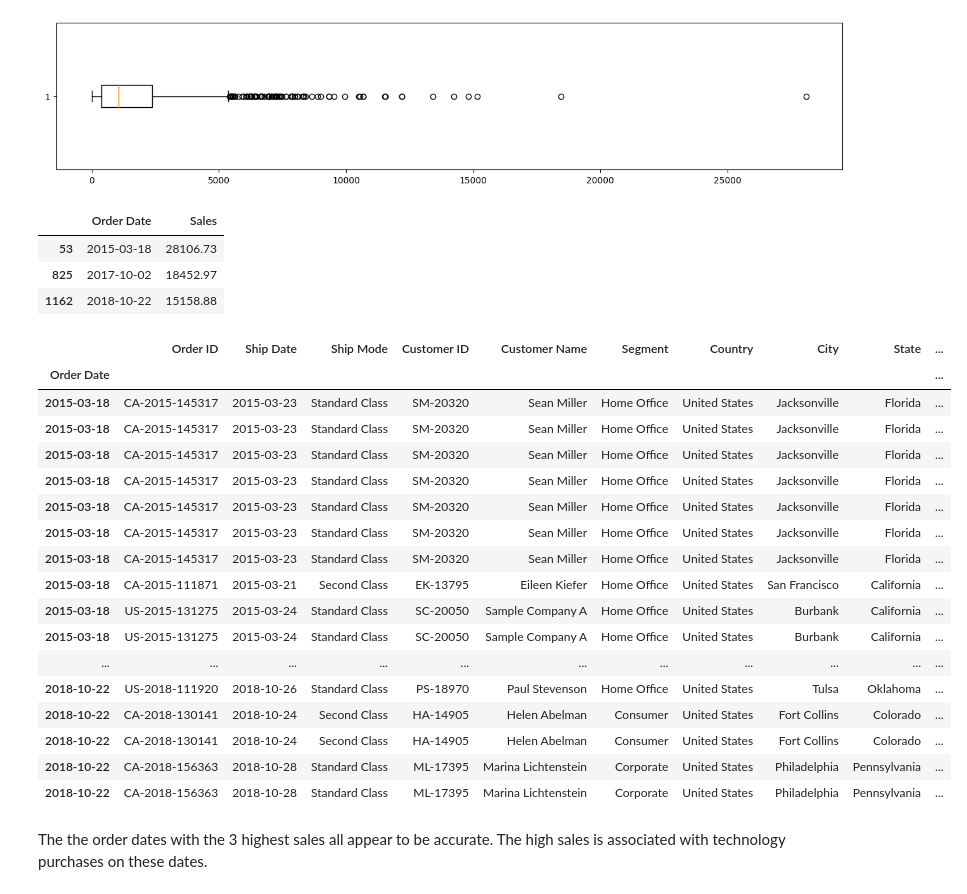
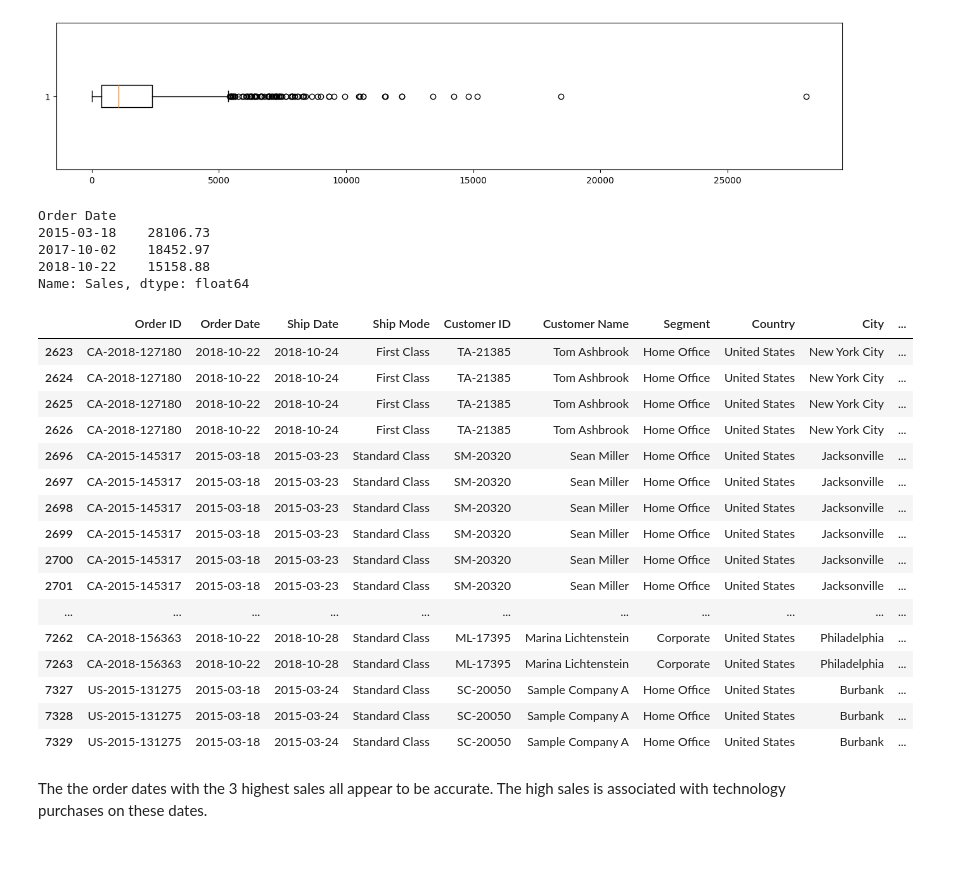
Before and after one commit to dylanjones248/Data-Science-Portfolio, a Jupyter notebook: Superstore Sales.ipynb, the cells around one changed output. Drawn from its saved outputs; the diff is of its cells as text; code cells hidden in the pictures; blank space fills up the shorter version.

```diff
--- a/Superstore Sales.ipynb
+++ b/Superstore Sales.ipynb
@@ -10,5 +13,5 @@ import matplotlib.pyplot as plt
 # %%
-df = pd.read_csv('Data/superstore-sales.csv', index_col='Order Date', parse_dates=['Order Date', 'Ship Date'], dayfirst=True)
+df = pd.read_csv('Data/superstore-sales.csv', parse_dates=['Order Date', 'Ship Date'], dayfirst=True)
 # %%
 df.head()
 # %% [output]
@@ -167,6 +151,6 @@ df.head()
 # %%
 # Explore the sales data to see if there appears to be any missing dates or input errors
-sales = df.groupby(df.index)['Sales'].sum().reset_index()
+sales = df.groupby(df['Order Date'])['Sales'].sum()
 # %%
 sales.plot(x='Order Date', y='Sales')
 # %% [output]
@@ -212,34 +184,36 @@ plt.boxplot(sales['Sales'], vert=False)
 [figure]
 # %%
 # Check order dates that have sales over $15,000
-high_sales = sales.loc[sales['Sales'] > 15000].sort_values('Sales', ascending=False)
+high_sales = sales[sales > 15000].sort_values(ascending=False)
 high_sales
 # %% [output]
-|  | Order Date | Sales |
-| 53 | 2015-03-18 | 28106.73 |
-| 825 | 2017-10-02 | 18452.97 |
-| 1162 | 2018-10-22 | 15158.88 |
+Order Date
+2015-03-18    28106.73
+2017-10-02    18452.97
+2018-10-22    15158.88
+Name: Sales, dtype: float64
 # %%
-df.loc[['2015-03-18','2017-10-02','2018-10-22']].sort_values('Order Date')
+target_dates = high_sales.index.to_list()
+high_sales_dates = df.loc[df['Order Date'].isin(target_dates)]
+high_sales_dates
 # %% [output]
-|  | Order ID | Ship Date | Ship Mode | Customer ID | Customer Name | Segment | Country | City | State | ... |
-| Order Date |  |  |  |  |  |  |  |  |  | ... |
-| 2015-03-18 | CA-2015-145317 | 2015-03-23 | Standard Class | SM-20320 | Sean Miller | Home Office | United States | Jacksonville | Florida | ... |
-| 2015-03-18 | CA-2015-145317 | 2015-03-23 | Standard Class | SM-20320 | Sean Miller | Home Office | United States | Jacksonville | Florida | ... |
-| 2015-03-18 | CA-2015-145317 | 2015-03-23 | Standard Class | SM-20320 | Sean Miller | Home Office | United States | Jacksonville | Florida | ... |
-| 2015-03-18 | CA-2015-145317 | 2015-03-23 | Standard Class | SM-20320 | Sean Miller | Home Office | United States | Jacksonville | Florida | ... |
-| 2015-03-18 | CA-2015-145317 | 2015-03-23 | Standard Class | SM-20320 | Sean Miller | Home Office | United States | Jacksonville | Florida | ... |
-| 2015-03-18 | CA-2015-145317 | 2015-03-23 | Standard Class | SM-20320 | Sean Miller | Home Office | United States | Jacksonville | Florida | ... |
-| 2015-03-18 | CA-2015-145317 | 2015-03-23 | Standard Class | SM-20320 | Sean Miller | Home Office | United States | Jacksonville | Florida | ... |
-| 2015-03-18 | CA-2015-111871 | 2015-03-21 | Second Class | EK-13795 | Eileen Kiefer | Home Office | United States | San Francisco | California | ... |
-| 2015-03-18 | US-2015-131275 | 2015-03-24 | Standard Class | SC-20050 | Sample Company A | Home Office | United States | Burbank | California | ... |
-| 2015-03-18 | US-2015-131275 | 2015-03-24 | Standard Class | SC-20050 | Sample Company A | Home Office | United States | Burbank | California | ... |
+|  | Order ID | Order Date | Ship Date | Ship Mode | Customer ID | Customer Name | Segment | Country | City | ... |
+| 2623 | CA-2018-127180 | 2018-10-22 | 2018-10-24 | First Class | TA-21385 | Tom Ashbrook | Home Office | United States | New York City | ... |
+| 2624 | CA-2018-127180 | 2018-10-22 | 2018-10-24 | First Class | TA-21385 | Tom Ashbrook | Home Office | United States | New York City | ... |
+| 2625 | CA-2018-127180 | 2018-10-22 | 2018-10-24 | First Class | TA-21385 | Tom Ashbrook | Home Office | United States | New York City | ... |
+| 2626 | CA-2018-127180 | 2018-10-22 | 2018-10-24 | First Class | TA-21385 | Tom Ashbrook | Home Office | United States | New York City | ... |
+| 2696 | CA-2015-145317 | 2015-03-18 | 2015-03-23 | Standard Class | SM-20320 | Sean Miller | Home Office | United States | Jacksonville | ... |
+| 2697 | CA-2015-145317 | 2015-03-18 | 2015-03-23 | Standard Class | SM-20320 | Sean Miller | Home Office | United States | Jacksonville | ... |
+| 2698 | CA-2015-145317 | 2015-03-18 | 2015-03-23 | Standard Class | SM-20320 | Sean Miller | Home Office | United States | Jacksonville | ... |
+| 2699 | CA-2015-145317 | 2015-03-18 | 2015-03-23 | Standard Class | SM-20320 | Sean Miller | Home Office | United States | Jacksonville | ... |
+| 2700 | CA-2015-145317 | 2015-03-18 | 2015-03-23 | Standard Class | SM-20320 | Sean Miller | Home Office | United States | Jacksonville | ... |
+| 2701 | CA-2015-145317 | 2015-03-18 | 2015-03-23 | Standard Class | SM-20320 | Sean Miller | Home Office | United States | Jacksonville | ... |
 | ... | ... | ... | ... | ... | ... | ... | ... | ... | ... | ... |
-| 2018-10-22 | US-2018-111920 | 2018-10-26 | Standard Class | PS-18970 | Paul Stevenson | Home Office | United States | Tulsa | Oklahoma | ... |
-| 2018-10-22 | CA-2018-130141 | 2018-10-24 | Second Class | HA-14905 | Helen Abelman | Consumer | United States | Fort Collins | Colorado | ... |
-| 2018-10-22 | CA-2018-130141 | 2018-10-24 | Second Class | HA-14905 | Helen Abelman | Consumer | United States | Fort Collins | Colorado | ... |
-| 2018-10-22 | CA-2018-156363 | 2018-10-28 | Standard Class | ML-17395 | Marina Lichtenstein | Corporate | United States | Philadelphia | Pennsylvania | ... |
-| 2018-10-22 | CA-2018-156363 | 2018-10-28 | Standard Class | ML-17395 | Marina Lichtenstein | Corporate | United States | Philadelphia | Pennsylvania | ... |
+| 7262 | CA-2018-156363 | 2018-10-22 | 2018-10-28 | Standard Class | ML-17395 | Marina Lichtenstein | Corporate | United States | Philadelphia | ... |
+| 7263 | CA-2018-156363 | 2018-10-22 | 2018-10-28 | Standard Class | ML-17395 | Marina Lichtenstein | Corporate | United States | Philadelphia | ... |
+| 7327 | US-2015-131275 | 2015-03-18 | 2015-03-24 | Standard Class | SC-20050 | Sample Company A | Home Office | United States | Burbank | ... |
+| 7328 | US-2015-131275 | 2015-03-18 | 2015-03-24 | Standard Class | SC-20050 | Sample Company A | Home Office | United States | Burbank | ... |
+| 7329 | US-2015-131275 | 2015-03-18 | 2015-03-24 | Standard Class | SC-20050 | Sample Company A | Home Office | United States | Burbank | ... |
 # %% [markdown]
 The the order dates with the 3 highest sales all appear to be accurate. The high sales is associated with technology purchases on these dates.
 # %%
```
Also changed, not shown: parts of 14 cells of this notebook, 1 other file.
